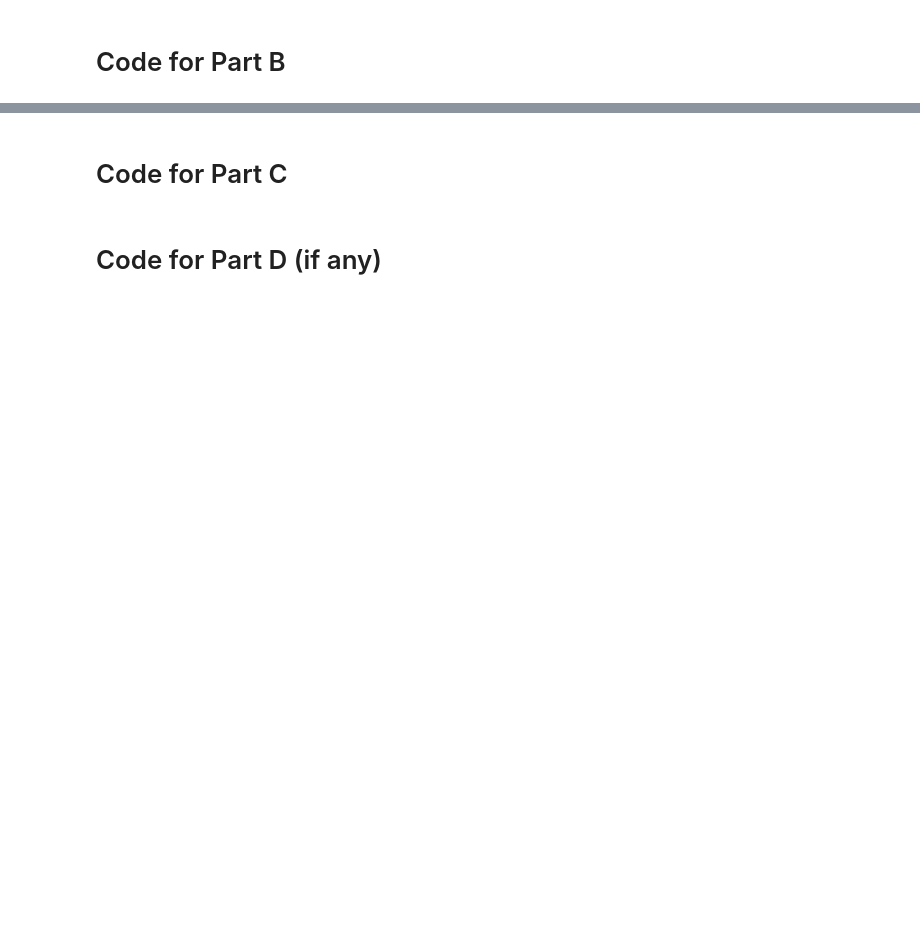
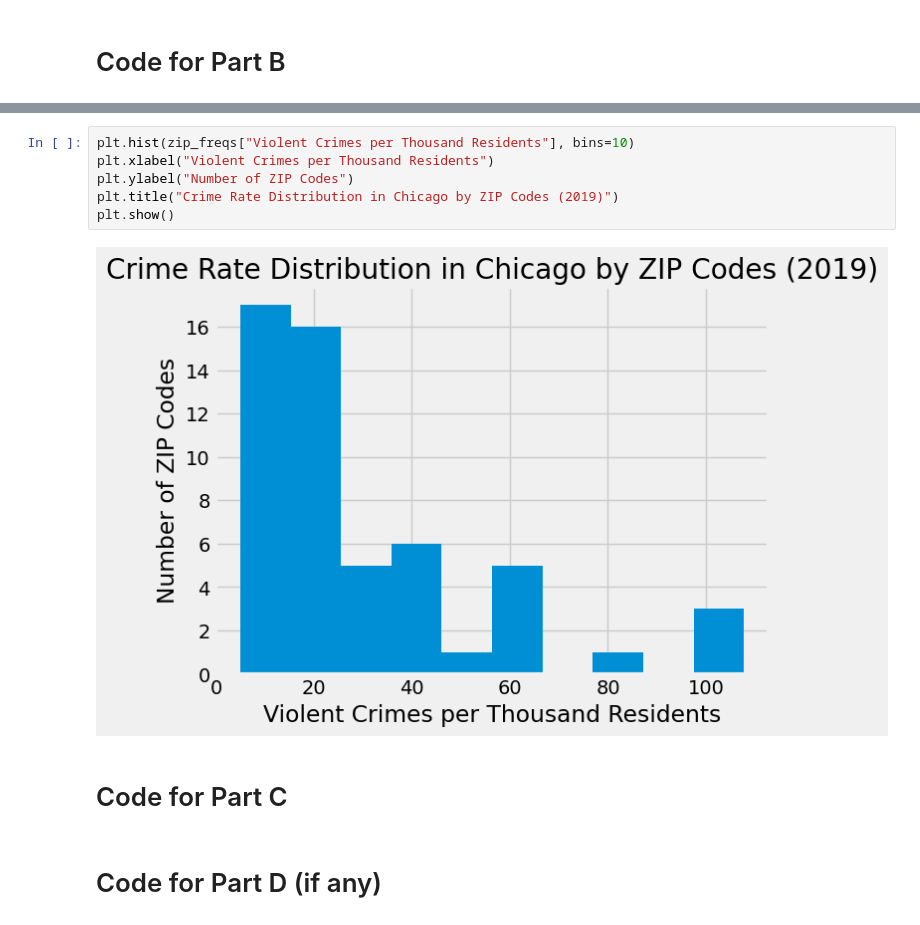
Before and after one commit to rbitton1729/chicagostats, a Jupyter notebook: chicagostats.ipynb, the cells around one changed output, grey strips where cells are left out. Cells and saved outputs as stored; diff of their text form; blank space fills up the shorter version.

```diff
--- a/chicagostats.ipynb
+++ b/chicagostats.ipynb
@@ -296,3 +309,11 @@ plt.show()
+# %%
+plt.hist(zip_freqs["Violent Crimes per Thousand Residents"], bins=10)
+plt.xlabel("Violent Crimes per Thousand Residents")
+plt.ylabel("Number of ZIP Codes")
+plt.title("Crime Rate Distribution in Chicago by ZIP Codes (2019)")
+plt.show()
+# %% [output]
+[figure, added]
 # %% [markdown]
 # Code for Part C
 # %% [markdown]
```
Also changed, not shown: parts of 10 cells of this notebook, 1 other file.
